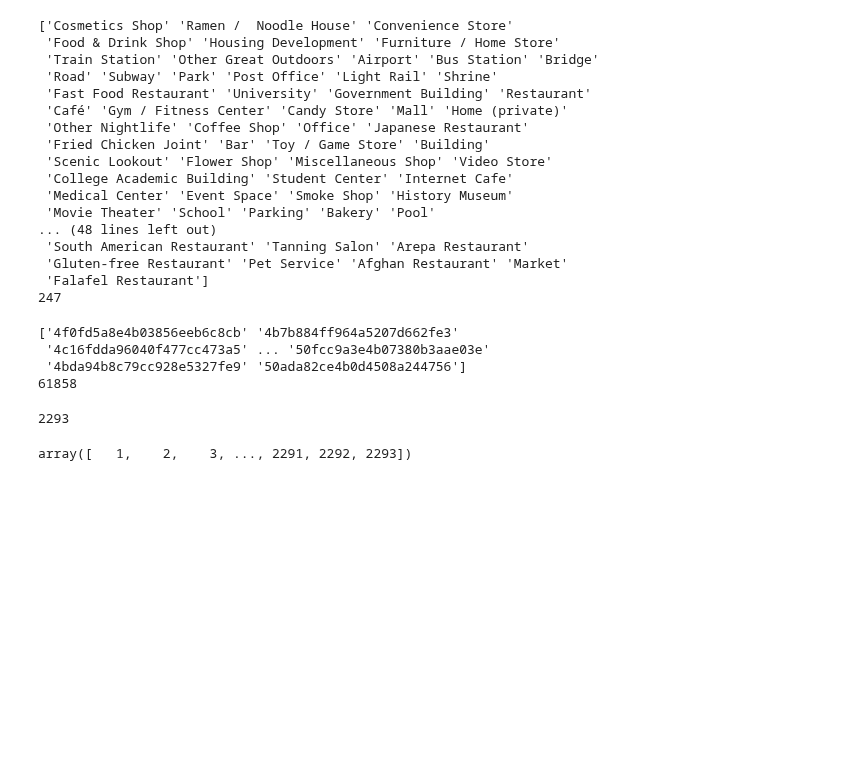
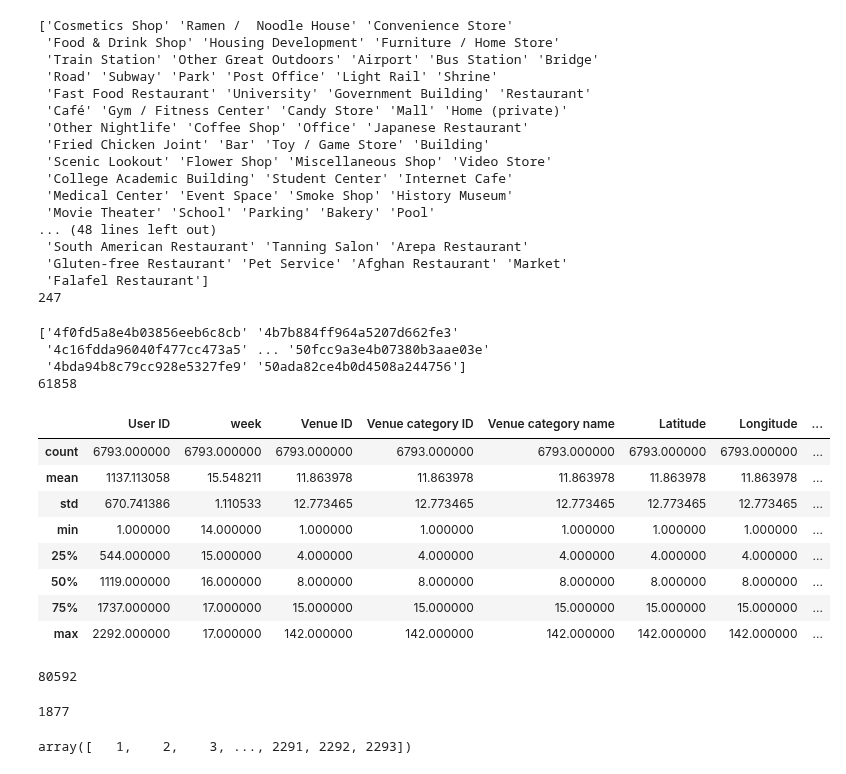
Before and after one commit to hdi-umd/SequenceSummary, a Jupyter notebook: datasets/foursquare/TKY Checkins.ipynb, the cells around one changed output. Cells and saved outputs as stored; diff of their text form; code cells hidden in the pictures; blank space fills up the shorter version.

```diff
--- a/datasets/foursquare/TKY Checkins.ipynb
+++ b/datasets/foursquare/TKY Checkins.ipynb
@@ -82,3 +82,25 @@ print(df["Venue ID"].nunique())
  '4c16fdda96040f477cc473a5' ... '50fcc9a3e4b07380b3aae03e'
  '4bda94b8c79cc928e5327fe9' '50ada82ce4b0d4508a244756']
 61858
+# %%
+df['UTC Time']=pd.to_datetime(df['UTC Time'],  infer_datetime_format=True)
+# %%
+df = df[~(df['UTC Time'] < '2012-04-01')]
+
+df = df[~(df['UTC Time'] > '2012-04-30')]
+# %%
+df['day']=df['UTC Time'].dt.day
+
+df['week']=df['UTC Time'].dt.week
+# %%
+df.groupby(["User ID",'week']).count().reset_index().describe()
+# %% [output]
+|  | User ID | week | Venue ID | Venue category ID | Venue category name | Latitude | Longitude | ... |
+| count | 6793.000000 | 6793.000000 | 6793.000000 | 6793.000000 | 6793.000000 | 6793.000000 | 6793.000000 | ... |
+| mean | 1137.113058 | 15.548211 | 11.863978 | 11.863978 | 11.863978 | 11.863978 | 11.863978 | ... |
+| std | 670.741386 | 1.110533 | 12.773465 | 12.773465 | 12.773465 | 12.773465 | 12.773465 | ... |
+| min | 1.000000 | 14.000000 | 1.000000 | 1.000000 | 1.000000 | 1.000000 | 1.000000 | ... |
+| 25% | 544.000000 | 15.000000 | 4.000000 | 4.000000 | 4.000000 | 4.000000 | 4.000000 | ... |
+| 50% | 1119.000000 | 16.000000 | 8.000000 | 8.000000 | 8.000000 | 8.000000 | 8.000000 | ... |
+| 75% | 1737.000000 | 17.000000 | 15.000000 | 15.000000 | 15.000000 | 15.000000 | 15.000000 | ... |
+| max | 2292.000000 | 17.000000 | 142.000000 | 142.000000 | 142.000000 | 142.000000 | 142.000000 | ... |
@@ -85,7 +109,11 @@ print(df["Venue ID"].nunique())
+# %%
+len(df)
+# %% [output]
+80592
 # %%
 print(df["User ID"].nunique())
 # %% [output]
-2293
+1877
 # %%
 user_arr=np.sort(df['User ID'].unique())
 # %%
```
Also changed, not shown: parts of 3 cells of this notebook, 6 other files.
